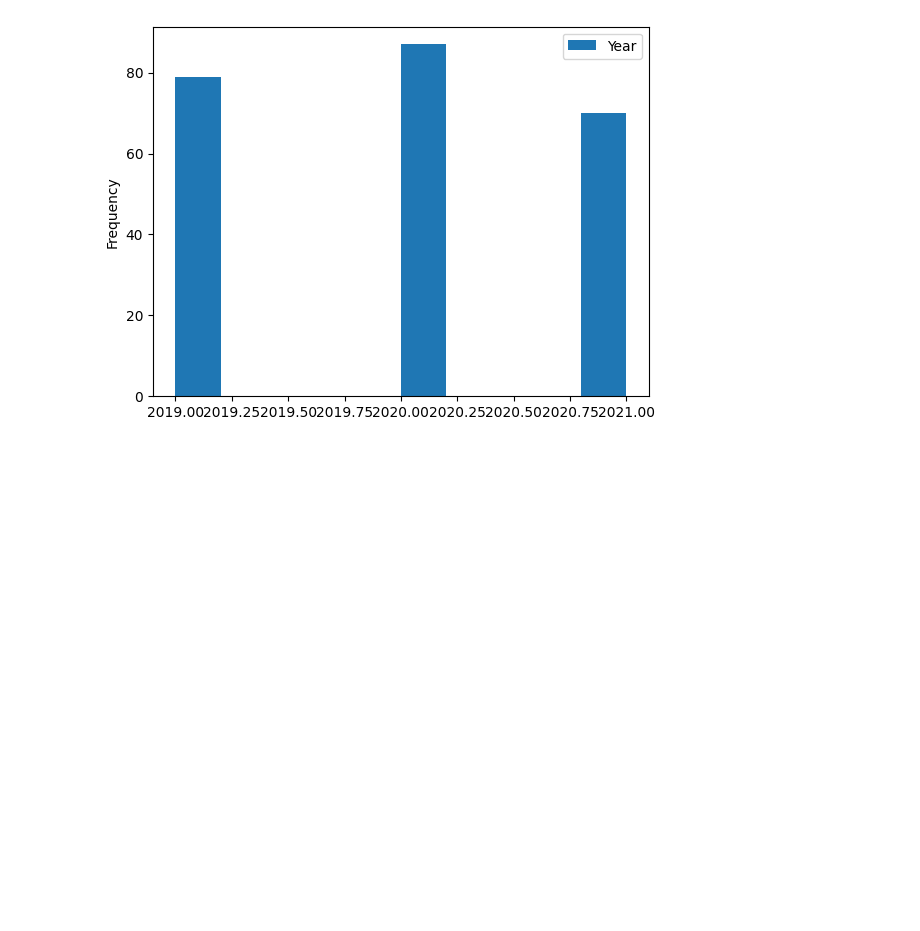
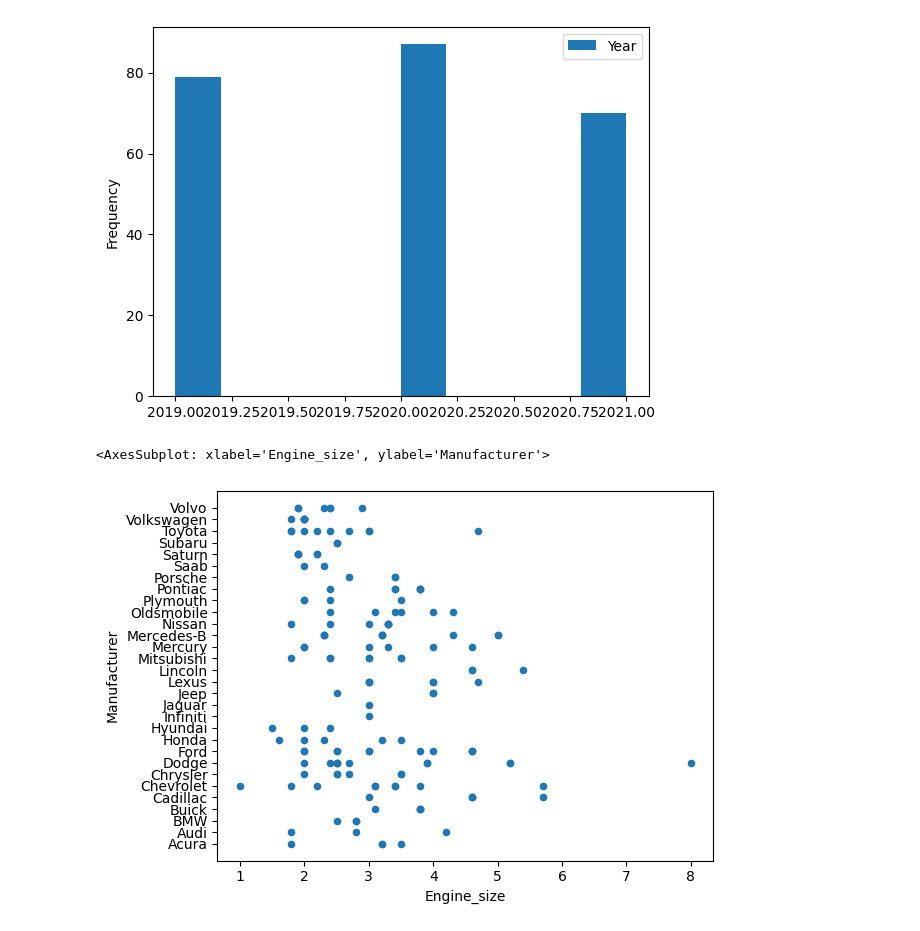
Before and after one commit to ucamps/bigData-Unai-Isaac, a Jupyter notebook: coche.ipynb, the cells around one changed output. Drawn from its saved outputs; the diff is of its cells as text; code cells hidden in the pictures; blank space fills up the shorter version.

```diff
--- a/coche.ipynb
+++ b/coche.ipynb
@@ -66,3 +66,8 @@ CanadaSale.plot(kind='hist', y='Year')
 plt.show()
 # %% [output]
 [figure]
+# %%
+Car_sales.plot(kind='scatter', y='Manufacturer',x='Engine_size')
+# %% [output]
+<AxesSubplot: xlabel='Engine_size', ylabel='Manufacturer'>
+[figure, added]
```
Also changed, not shown: parts of 2 cells of this notebook.
